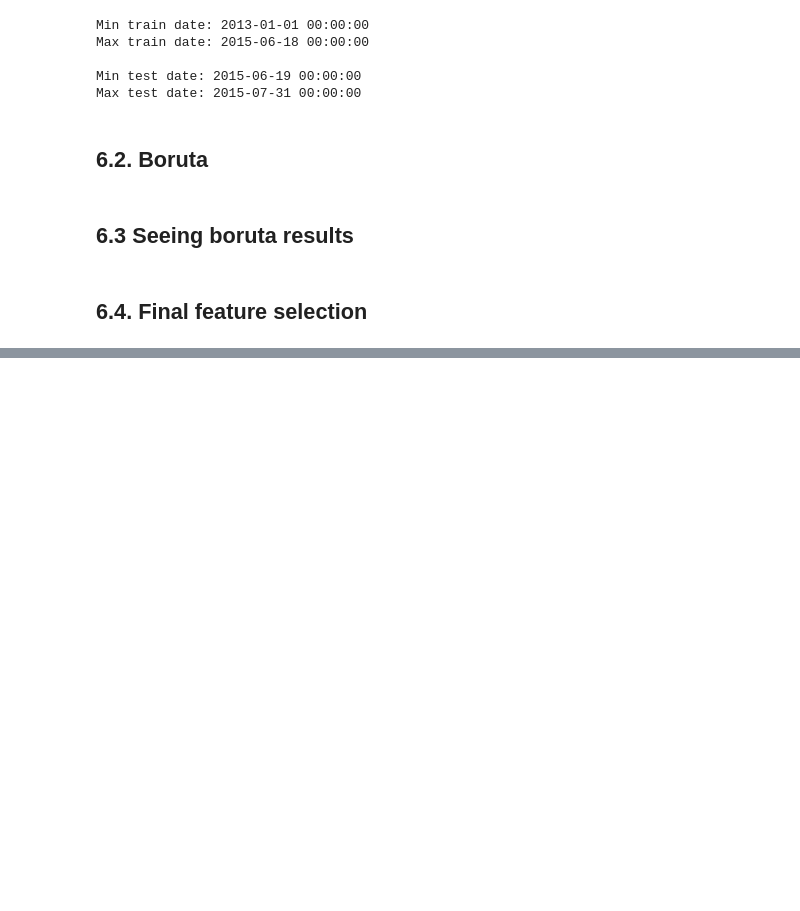
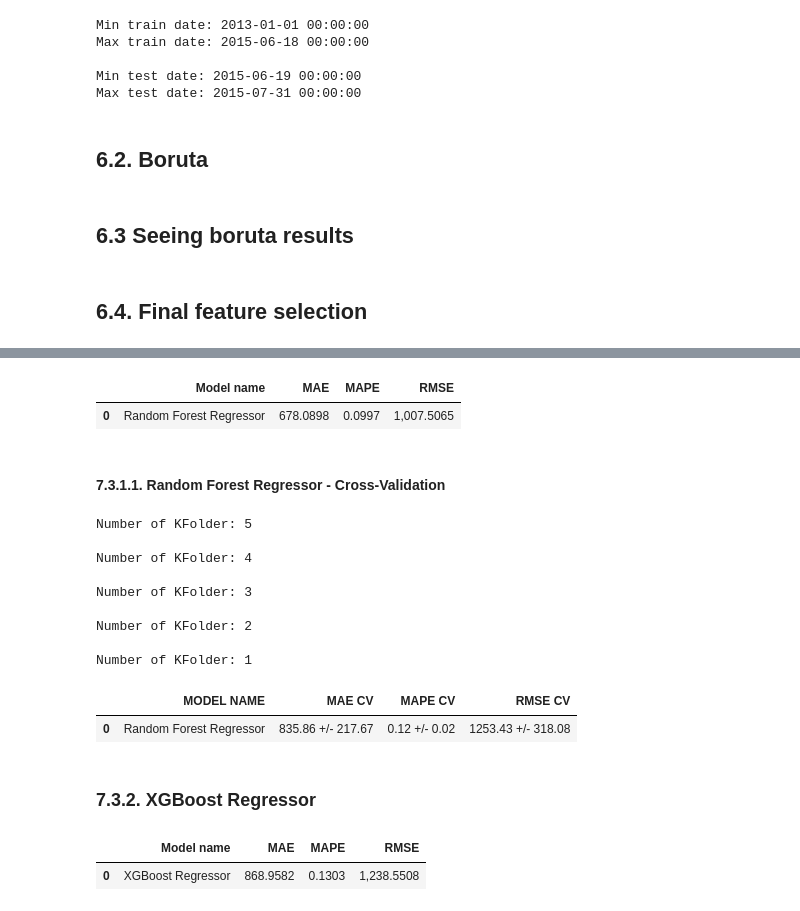
Before and after one commit to hfpmatheus/rossmann_store_sales, a Jupyter notebook: code.ipynb, the cells around one changed output, grey strips where cells are left out. Saved outputs shown, nothing was run; the diff lists cells and outputs as text; code cells hidden in the pictures; blank space fills up the shorter version.

```diff
--- a/code.ipynb
+++ b/code.ipynb
@@ -1014,0 +1042,45 @@ results
+# %%
+# model
+rf = RandomForestRegressor( n_estimators=150, n_jobs=-1, random_state=42 ).fit( X_train, y_train )
+
+# prediction
+yhat_rf = rf.predict( X_test )
+
+# performance
+rf_results = ml_error( 'Random Forest Regressor', np.expm1( y_test ) , np.expm1( yhat_rf ) )
+rf_results
+# %% [output]
+|  | Model name | MAE | MAPE | RMSE |
+| 0 | Random Forest Regressor | 678.0898 | 0.0997 | 1,007.5065 |
+# %% [markdown]
+#### 7.3.1.1. Random Forest Regressor - Cross-Validation
+# %%
+rf_results_cv = cross_validation( x_training, 5, 'Random Forest Regressor', rf, verbose=True )
+rf_results_cv
+# %% [output]
+Number of KFolder: 5
+
+Number of KFolder: 4
+
+Number of KFolder: 3
+
+Number of KFolder: 2
+
+Number of KFolder: 1
+|  | MODEL NAME | MAE CV | MAPE CV | RMSE CV |
+| 0 | Random Forest Regressor | 835.86 +/- 217.67 | 0.12 +/- 0.02 | 1253.43 +/- 318.08 |
+# %% [markdown]
+### 7.3.2. XGBoost Regressor
+# %%
+# model
+model_xgb = xgb.XGBRegressor().fit( X_train, y_train )
+
+# prediction
+yhat_xgb = model_xgb.predict( X_test )
+
+# performance
+model_xgb_results = ml_error( 'XGBoost Regressor', np.expm1( y_test ) , np.expm1( yhat_xgb) )
+model_xgb_results
+# %% [output]
+|  | Model name | MAE | MAPE | RMSE |
+| 0 | XGBoost Regressor | 868.9582 | 0.1303 | 1,238.5508 |
```
Also changed, not shown: parts of 43 cells of this notebook.
